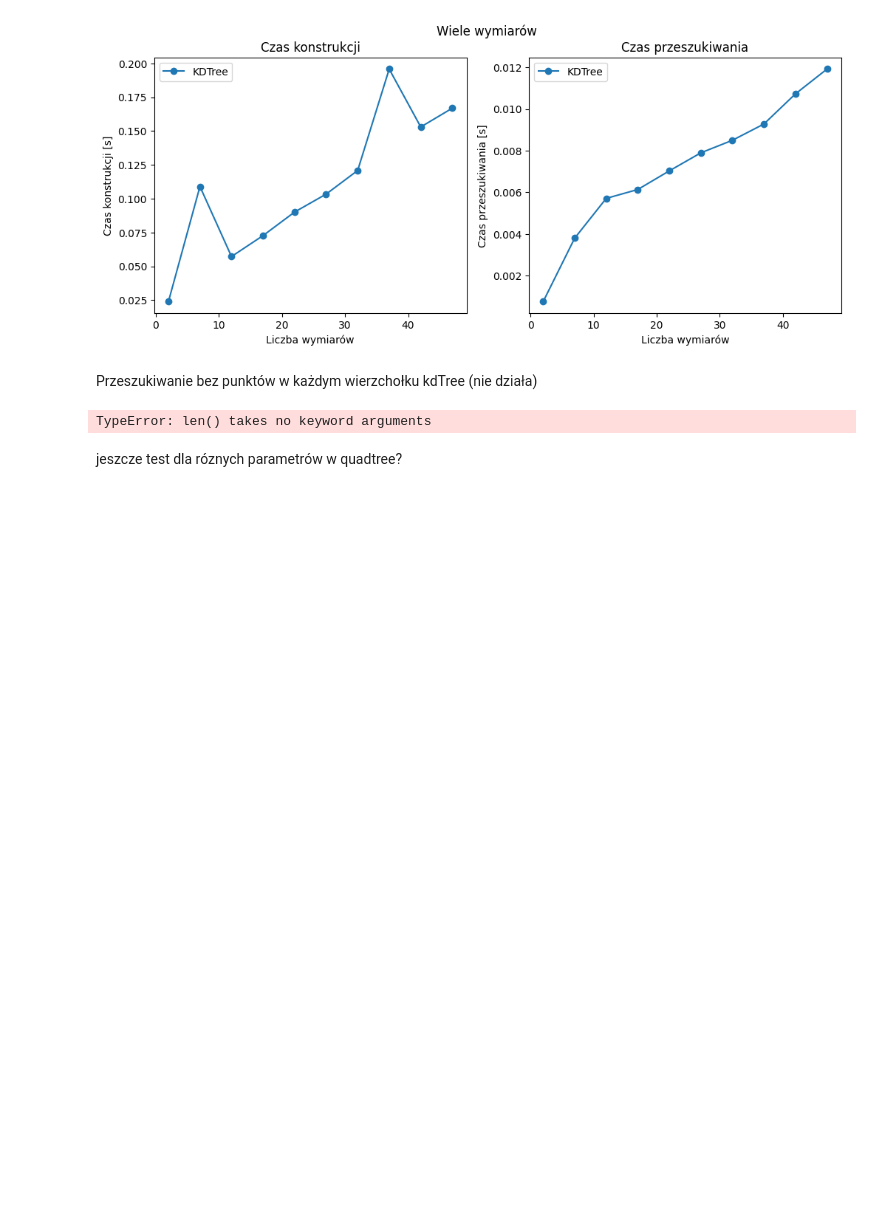
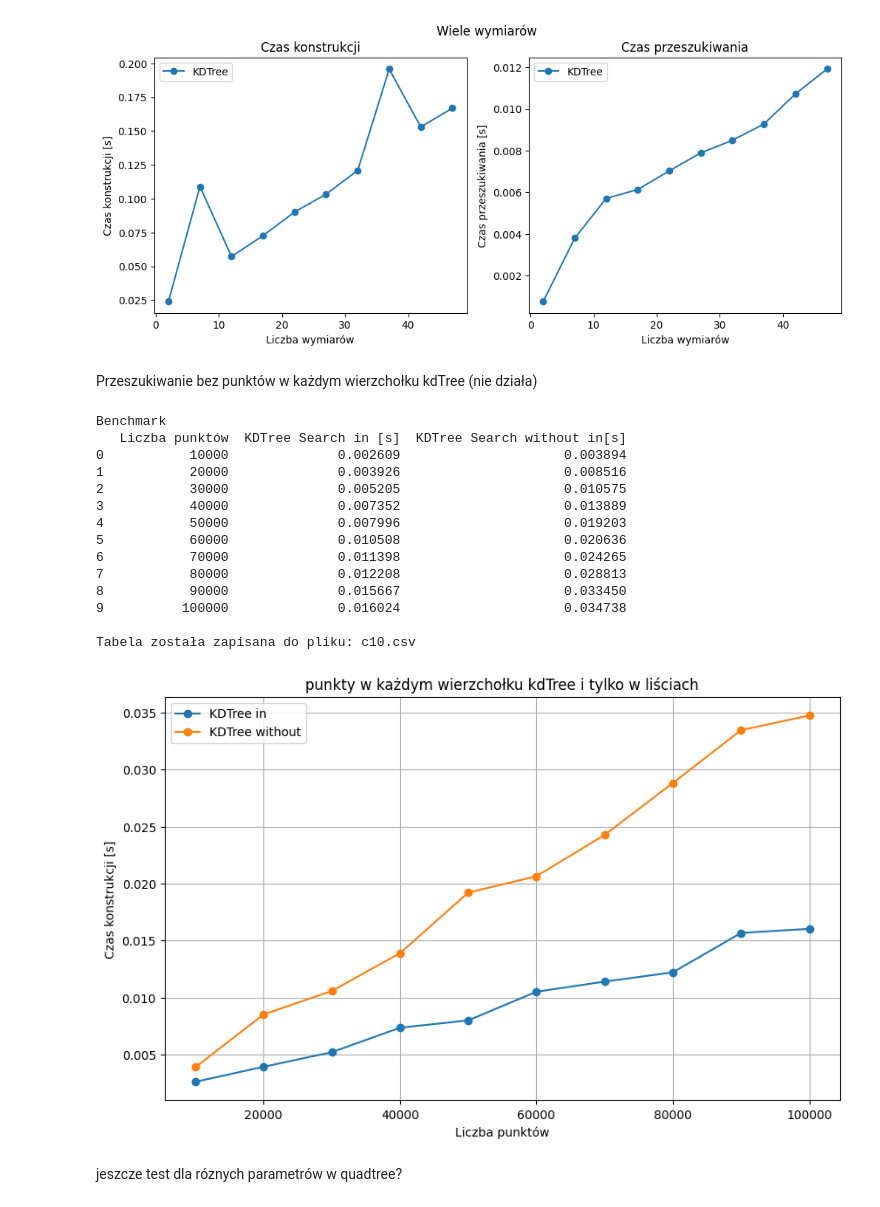
Before and after one commit to FloudMe77/QuadTree_and_KdTree, a Jupyter notebook: code/main.ipynb, the cells around one changed output. Saved outputs shown, nothing was run; the diff lists cells and outputs as text; code cells hidden in the pictures; blank space fills up the shorter version.

```diff
--- a/code/main.ipynb
+++ b/code/main.ipynb
@@ -512,9 +499,23 @@ def show_graphs_b(df, title):
     plt.show()
 # %%
 df10 = show_time_table_b([gt.generate_standard_distribution(10000*n,50,50,30,30) for n in range(1,11)],Rectangle(Point((10,10)),Point((60,100))),output_file="c10.csv")
-show_graphs_b(df10, "Rozkład wzdłuż lini")
+show_graph_b(df10, "punkty w każdym wierzchołku kdTree i tylko w liściach")
 # %% [output]
-TypeError: len() takes no keyword arguments
+Benchmark
+   Liczba punktów  KDTree Search in [s]  KDTree Search without in[s]
+0           10000              0.002609                     0.003894
+1           20000              0.003926                     0.008516
+2           30000              0.005205                     0.010575
+3           40000              0.007352                     0.013889
+4           50000              0.007996                     0.019203
+5           60000              0.010508                     0.020636
+6           70000              0.011398                     0.024265
+7           80000              0.012208                     0.028813
+8           90000              0.015667                     0.033450
+9          100000              0.016024                     0.034738
+
+Tabela została zapisana do pliku: c10.csv
+[figure, added]
 # %% [markdown]
 jeszcze test dla róznych parametrów w quadtree?
 # %% [markdown]
```
Also changed, not shown: parts of 4 cells of this notebook, 1 other file.
